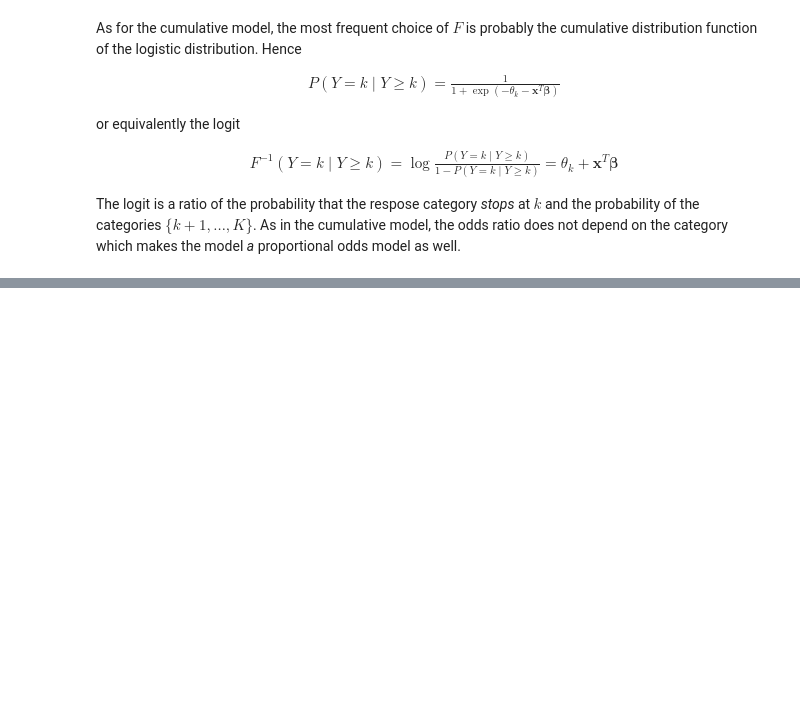
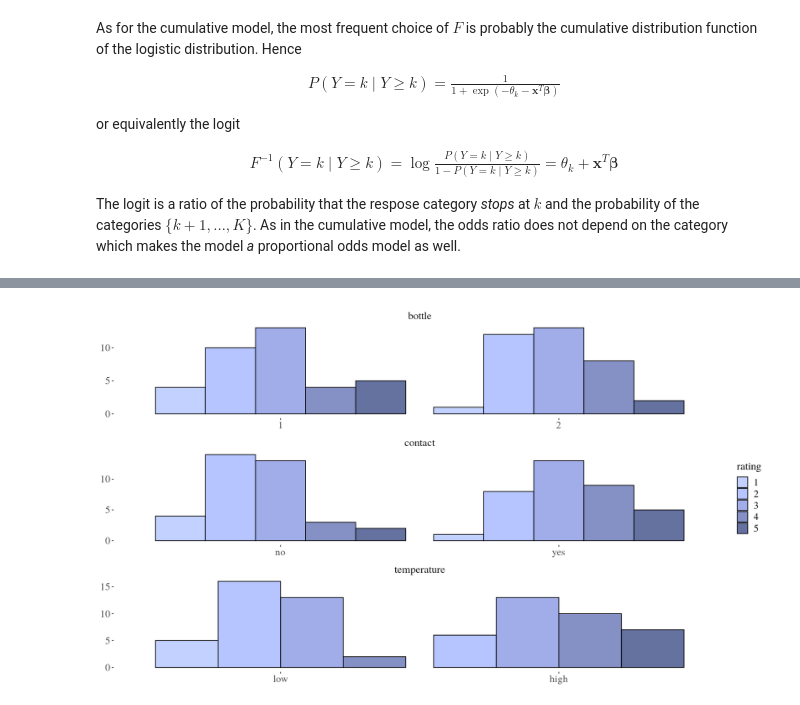
Before and after one commit to dirmeier/rstansequential, a Jupyter notebook: docs/sequential-models.ipynb, the cells around one changed output, grey strips where cells are left out. Saved outputs shown, nothing was run; the diff lists cells and outputs as text; code cells hidden in the pictures; blank space fills up the shorter version.

```diff
--- a/docs/sequential-models.ipynb
+++ b/docs/sequential-models.ipynb
@@ -131,6 +126,0 @@ from pystansequential import data, fit
-# %%
-sns.set_style("ticks")
-plt.rcParams["figure.figsize"] = (9, 4)
-
-large_width = 600
-np.set_printoptions(linewidth=large_width)
@@ -222,2 +126,0 @@ convergence, Rhat=1).
-# %%
-wine = data("wine")
@@ -257,12 +126,0 @@ for (i, covar) in enumerate(covars):
-# %%
-plt.rcParams["figure.figsize"] = (14, 6)
-ax = sns.countplot(
-    x="judge",
-    hue="rating",
-    data=wine,
-    palette=sns.cubehelix_palette(len(np.unique(wine.rating)), start=.5, hue=0.75, rot=-.75, reverse=True)
-)
-ax.set_xlabel("Judge")
-ax.set_ylabel("Count")
-ax.legend(loc=1, frameon=False, title="Rating", bbox_to_anchor=(1.15, 0.75))
-sns.despine()
@@ -376,0 +150,21 @@ frame.coef_model_matrix
+# %%
+wide.wine <- wine %>%
+    dplyr::select(-judge) %>%
+    tidyr::pivot_longer(-rating, names_to="covariable", values_to = "value")
+# %%
+g <- ggthemes::theme_tufte() +
+     ggplot2::theme(axis.title = element_blank(),
+                    axis.text = element_text(size=15),
+                    legend.text = element_text(size=15),
+                    legend.title = element_text(size=16),
+                    strip.text = element_text(size=16))
+
+ggplot2::ggplot(wide.wine) +
+    ggplot2::geom_histogram(
+        aes(x=value, fill=rating),
+        color="black",
+        stat="count", position = "dodge") +
+    colorspace::scale_fill_discrete_sequential(c1=50, c2=80, l1=30, l2=80, alpha=0.75) +
+    ggplot2::facet_wrap(. ~ covariable, nrow = 3, scales = "free") +
+    g
+# %% [output]
@@ -376,0 +173 @@ frame.coef_model_matrix
+[figure, added]
```
Also changed, not shown: parts of 62 cells of this notebook, 24 other files.
